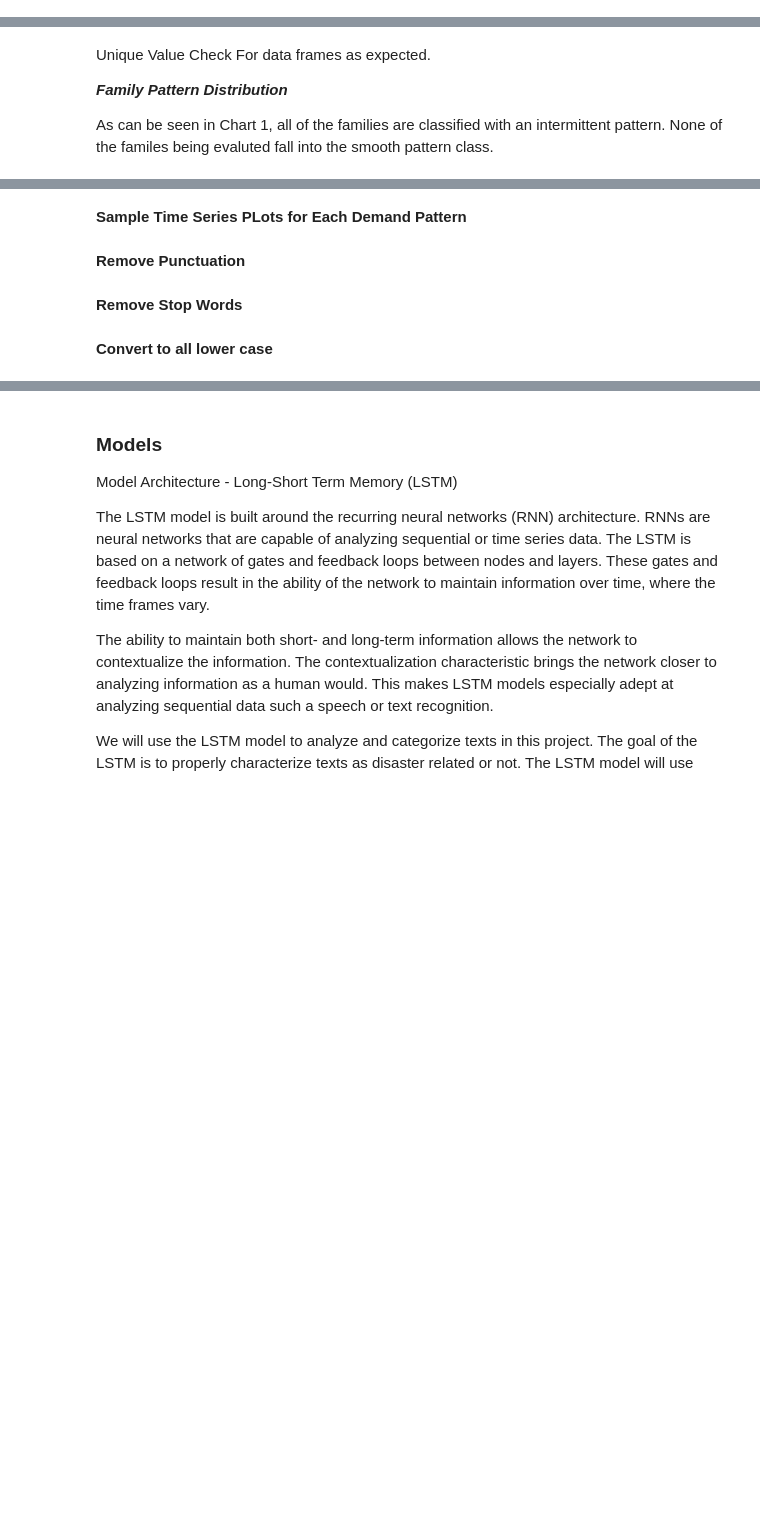
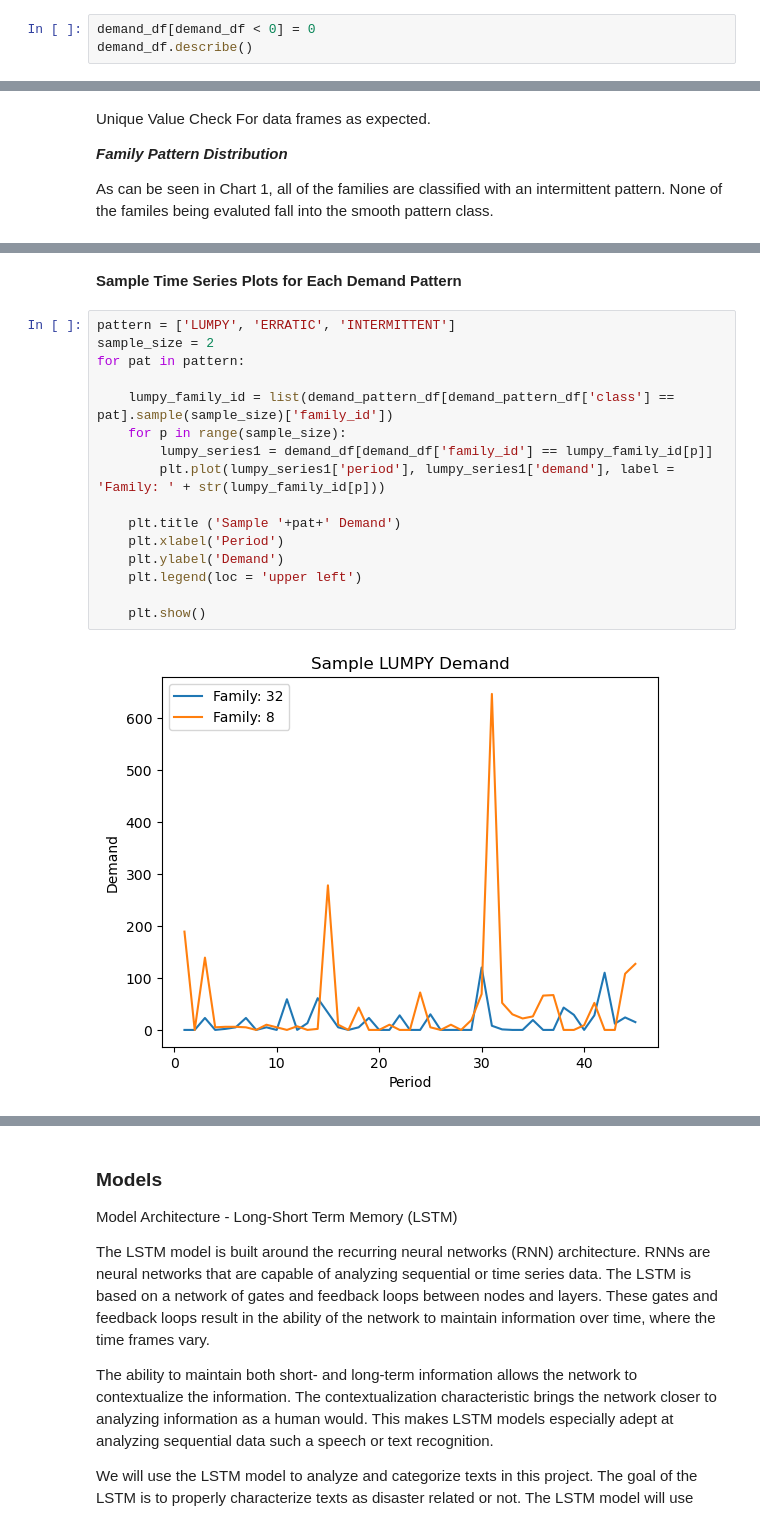
Before and after one commit to jmskeet/5511-Assignment-6, a Jupyter notebook: assignment6.ipynb, the cells around one changed output, grey strips where cells are left out. Drawn from its saved outputs; the diff is of its cells as text; blank space fills up the shorter version.

```diff
--- a/assignment6.ipynb
+++ b/assignment6.ipynb
@@ -214,0 +234,3 @@ NA Check For data frames as expected.
+# %%
+demand_df[demand_df < 0] = 0
+demand_df.describe()
@@ -239,10 +275,22 @@ plt.show()
 # %% [output]
 [figure]
 # %% [markdown]
-**Sample Time Series PLots for Each Demand Pattern**
+**Sample Time Series Plots for Each Demand Pattern**
-# %% [markdown]
-**Remove Punctuation**
-# %% [markdown]
-**Remove Stop Words**
-# %% [markdown]
-**Convert to all lower case**
+# %%
+pattern = ['LUMPY', 'ERRATIC', 'INTERMITTENT']
+sample_size = 2
+for pat in pattern:
+
+    lumpy_family_id = list(demand_pattern_df[demand_pattern_df['class'] == pat].sample(sample_size)['family_id'])
+    for p in range(sample_size):
+        lumpy_series1 = demand_df[demand_df['family_id'] == lumpy_family_id[p]]
+        plt.plot(lumpy_series1['period'], lumpy_series1['demand'], label = 'Family: ' + str(lumpy_family_id[p]))
+
+    plt.title ('Sample '+pat+' Demand')
+    plt.xlabel('Period')
+    plt.ylabel('Demand')
+    plt.legend(loc = 'upper left')
+
+    plt.show()
+# %% [output]
+[figure, added]
```
Also changed, not shown: parts of 12 cells of this notebook.
